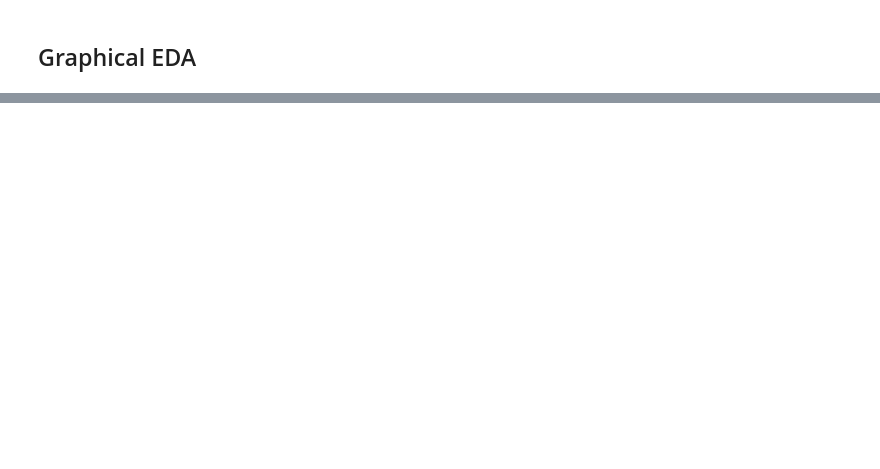
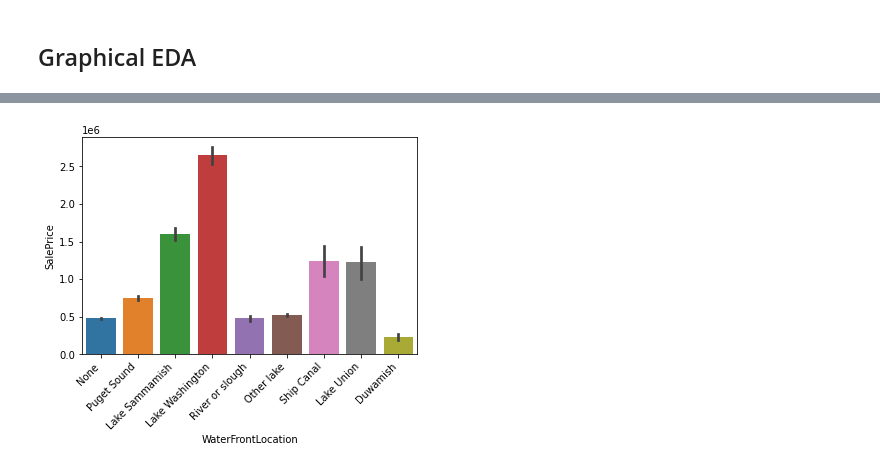
Before and after one commit to angelicacodes/phase_2_project_chicago-sf-seattle-ds-082420, a Jupyter notebook: notebooks/eda/Sindhu_EDA.ipynb, the cells around one changed output, grey strips where cells are left out. Drawn from its saved outputs; the diff is of its cells as text; code cells hidden in the pictures; blank space fills up the shorter version.

```diff
--- a/notebooks/eda/Sindhu_EDA.ipynb
+++ b/notebooks/eda/Sindhu_EDA.ipynb
@@ -147,0 +222,5 @@ sns.barplot(df['Has_Porch'], df['SalePrice']);
+# %%
+chart = sns.barplot(df.WaterFrontLocation, df.SalePrice)
+chart.set_xticklabels(chart.get_xticklabels(), rotation=45, horizontalalignment='right');
+# %% [output]
+[figure, added]
```
Also changed, not shown: parts of 22 cells of this notebook.
